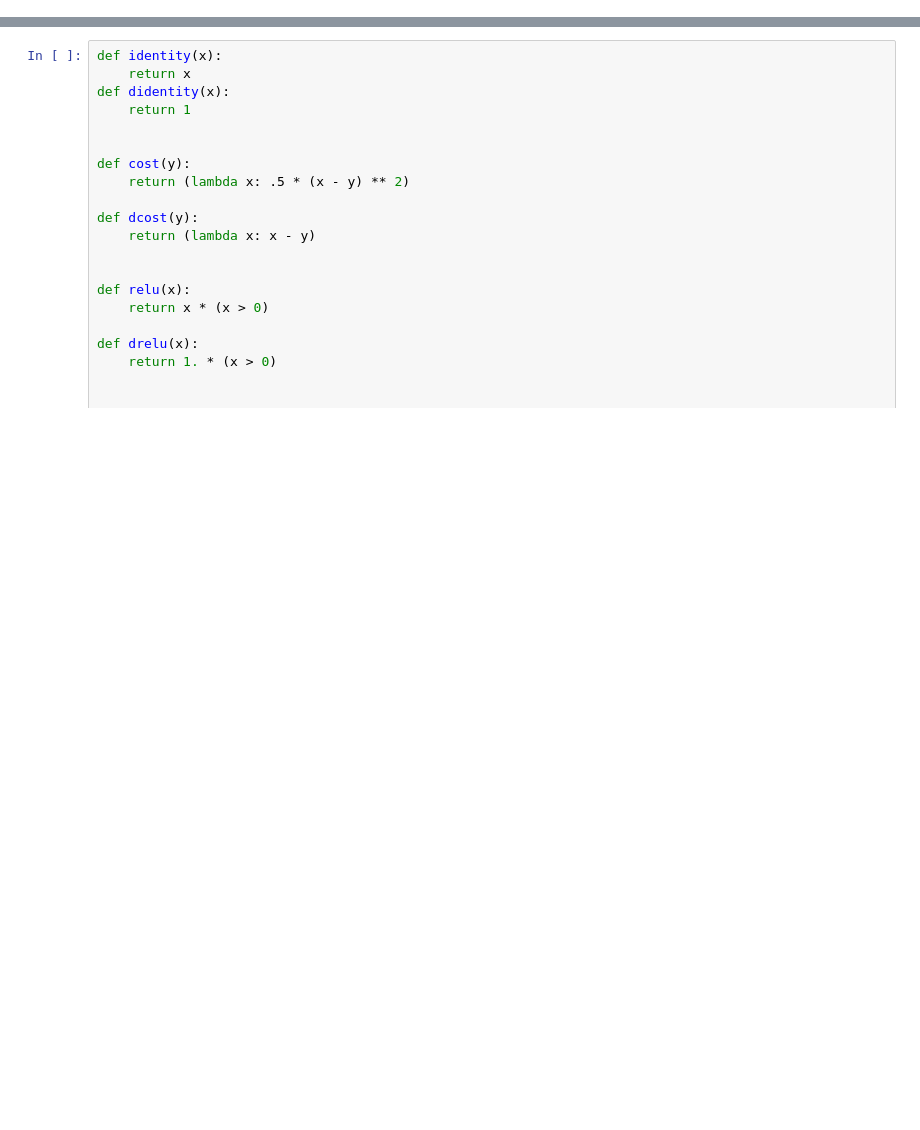
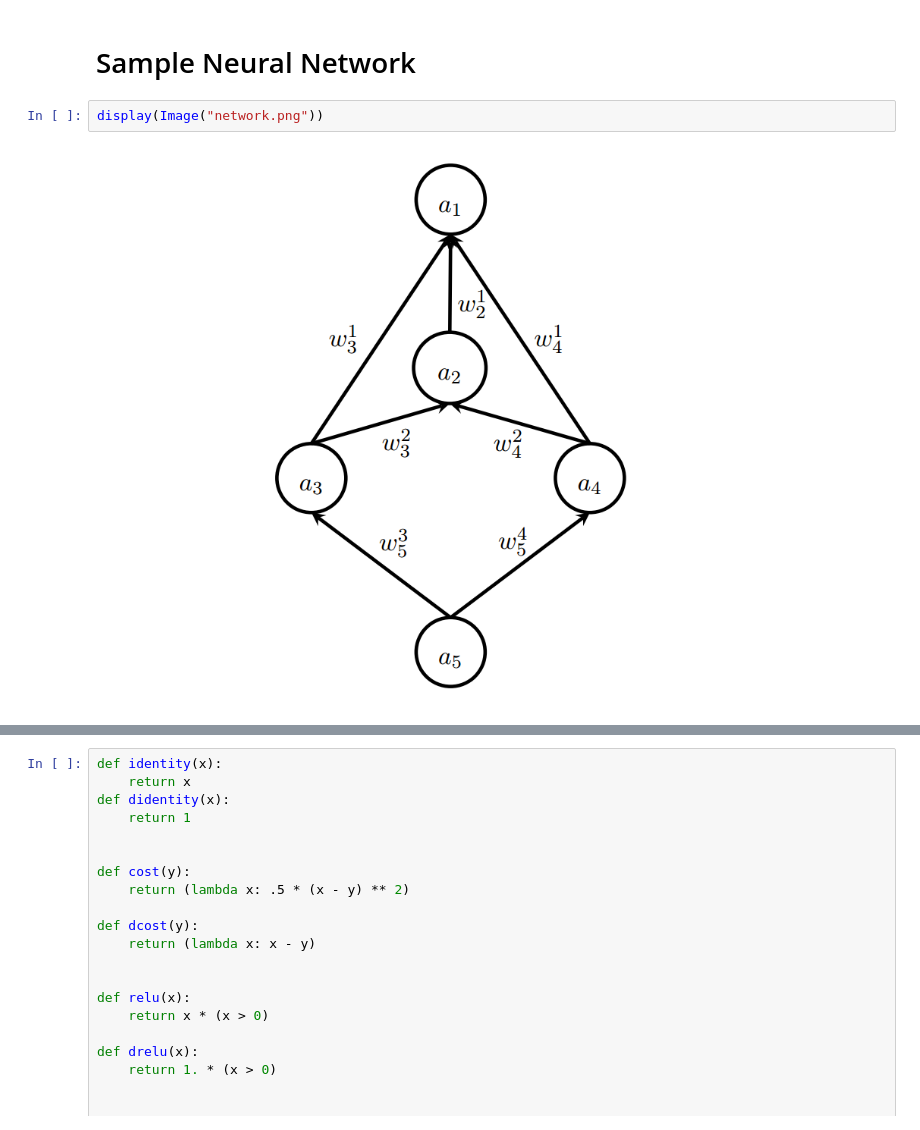
Before and after one commit to ehlemur-zz/ML2015II, a Jupyter notebook: ml-assign4-ehlesmesm.ipynb, the cells around one changed output, grey strips where cells are left out. Saved outputs shown, nothing was run; the diff lists cells and outputs as text; blank space fills up the shorter version.

```diff
--- a/ml-assign4-ehlesmesm.ipynb
+++ b/ml-assign4-ehlesmesm.ipynb
@@ -91,0 +120,6 @@ def display_network(A, filename='weights.png'):
+# %% [markdown]
+# Sample Neural Network
+# %%
+display(Image("network.png"))
+# %% [output]
+[figure, added]
```
Also changed, not shown: parts of 26 cells of this notebook, 4 other files.
